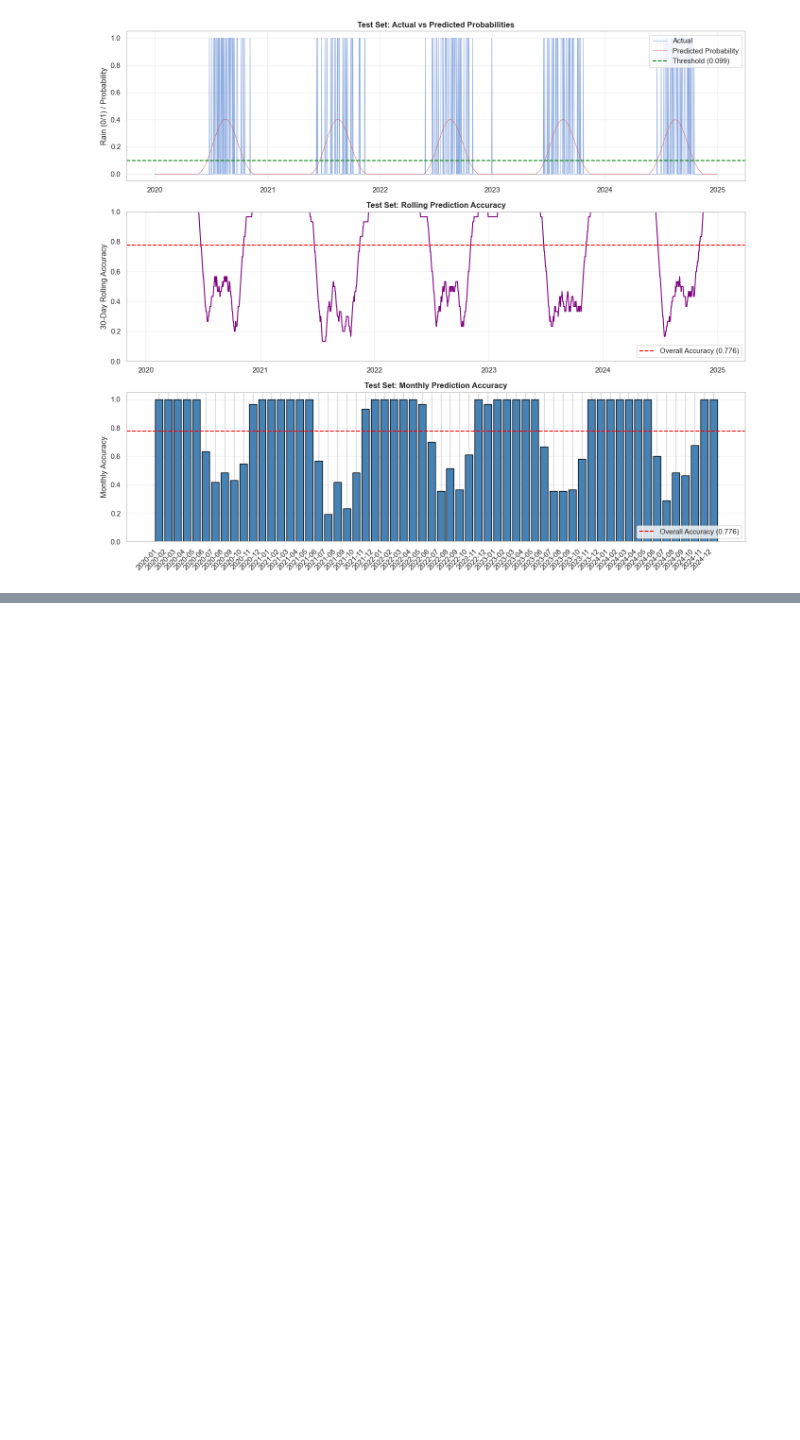
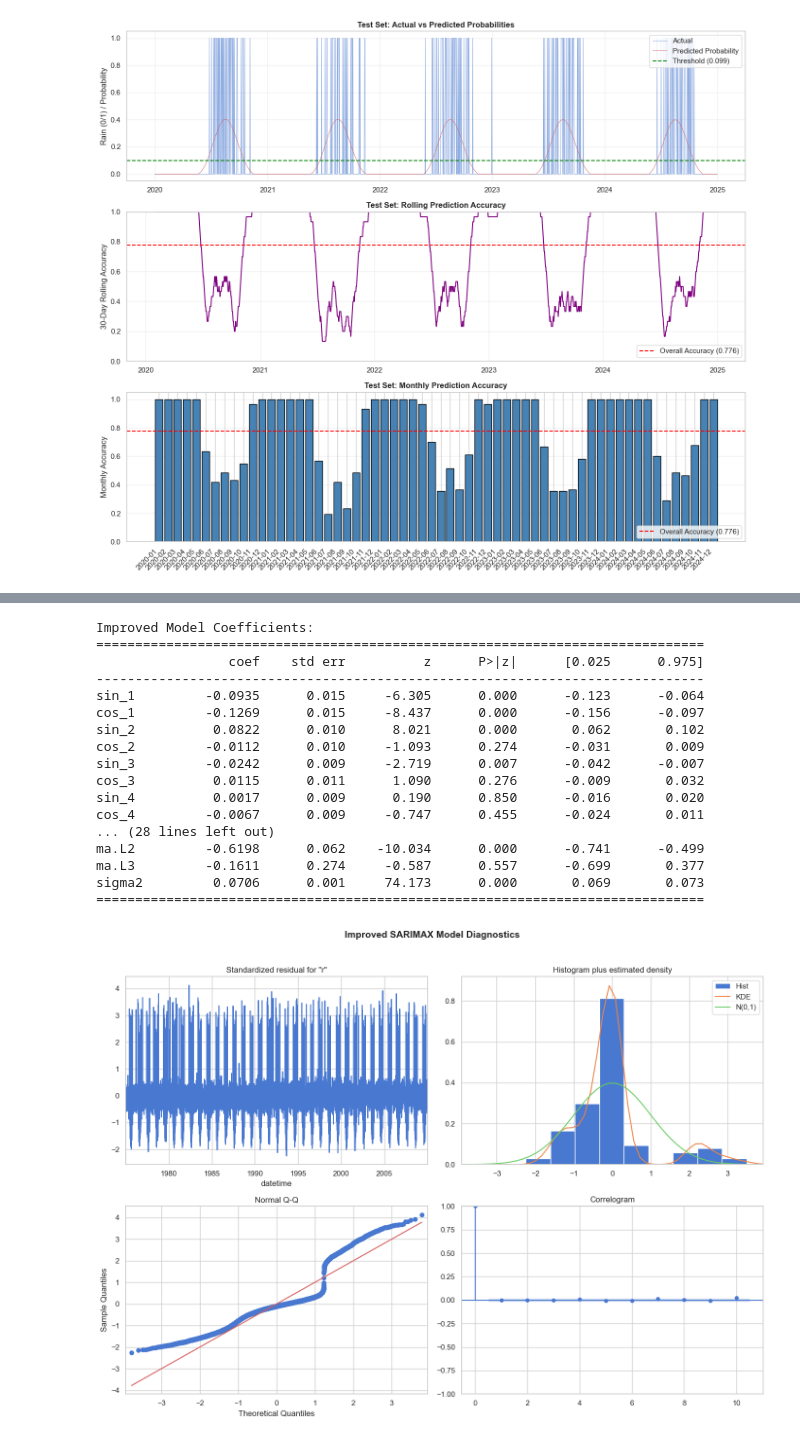
Before and after one commit to LeoAssini/practical-ml-psl, a Jupyter notebook: 1_notebooks/SARIMA/precipitation_sarima_model.ipynb, the cells around one changed output, grey strips where cells are left out. Drawn from its saved outputs; the diff is of its cells as text; code cells hidden in the pictures; blank space fills up the shorter version.

Commit message:
improved SARIMAX

```diff
--- a/1_notebooks/SARIMA/precipitation_sarima_model.ipynb
+++ b/1_notebooks/SARIMA/precipitation_sarima_model.ipynb
@@ -716,0 +837,33 @@ plt.show()
+# %%
+# Fit IMPROVED SARIMAX model with Fourier terms + meteorological features
+import time
+
+# ARIMA parameters - increased order for better fit
+order_v2 = (3, 0, 3)  # Higher order ARIMA
+
+print("=" * 70)
+print("FITTING IMPROVED SARIMAX MODEL")
+print("=" * 70)
+print(f"\nOrder (p, d, q): {order_v2}")
+print(f"Exogenous variables:")
+print(f"  - Fourier harmonics: {N_HARMONICS_V2 * 2} features")
+print(f"  - Meteorological: t2m, d2m, tcc, sp, rh + lags (1-3 days)")
+print(f"  - Total: {X_train_v2.shape[1]} features")
+print("\nFitting model... (this may take a few minutes)")
+
+start_time = time.time()
+
+# Fit the improved model with full feature set
+model_v2 = SARIMAX(
+    y_train_v2,
+    exog=X_train_v2,
+    order=order_v2,
+    enforce_stationarity=False,
+    enforce_invertibility=False
+)
+
+model_fit_v2 = model_v2.fit(disp=False, maxiter=1000)
+elapsed_time = time.time() - start_time
+
+print(f"\n✓ Model fitted in {elapsed_time:.1f} seconds")
+print(model_fit_v2.summary().tables[0])
@@ -716,0 +888,29 @@ plt.show()
+# %%
+# Model diagnostics for improved model
+print("\nImproved Model Coefficients:")
+print(model_fit_v2.summary().tables[1])
+
+# Plot diagnostics
+fig = model_fit_v2.plot_diagnostics(figsize=(14, 10))
+plt.suptitle("Improved SARIMAX Model Diagnostics", fontsize=14, fontweight="bold", y=1.02)
+plt.tight_layout()
+plt.show()
+# %% [output]
+Improved Model Coefficients:
+==============================================================================
+                 coef    std err          z      P>|z|      [0.025      0.975]
+------------------------------------------------------------------------------
+sin_1         -0.0935      0.015     -6.305      0.000      -0.123      -0.064
+cos_1         -0.1269      0.015     -8.437      0.000      -0.156      -0.097
+sin_2          0.0822      0.010      8.021      0.000       0.062       0.102
+cos_2         -0.0112      0.010     -1.093      0.274      -0.031       0.009
+sin_3         -0.0242      0.009     -2.719      0.007      -0.042      -0.007
+cos_3          0.0115      0.011      1.090      0.276      -0.009       0.032
+sin_4          0.0017      0.009      0.190      0.850      -0.016       0.020
+cos_4         -0.0067      0.009     -0.747      0.455      -0.024       0.011
+... (28 lines left out)
+ma.L2         -0.6198      0.062    -10.034      0.000      -0.741      -0.499
+ma.L3         -0.1611      0.274     -0.587      0.557      -0.699       0.377
+sigma2         0.0706      0.001     74.173      0.000       0.069       0.073
+==============================================================================
+[figure, added]
```
Also changed, not shown: parts of 12 cells of this notebook.
